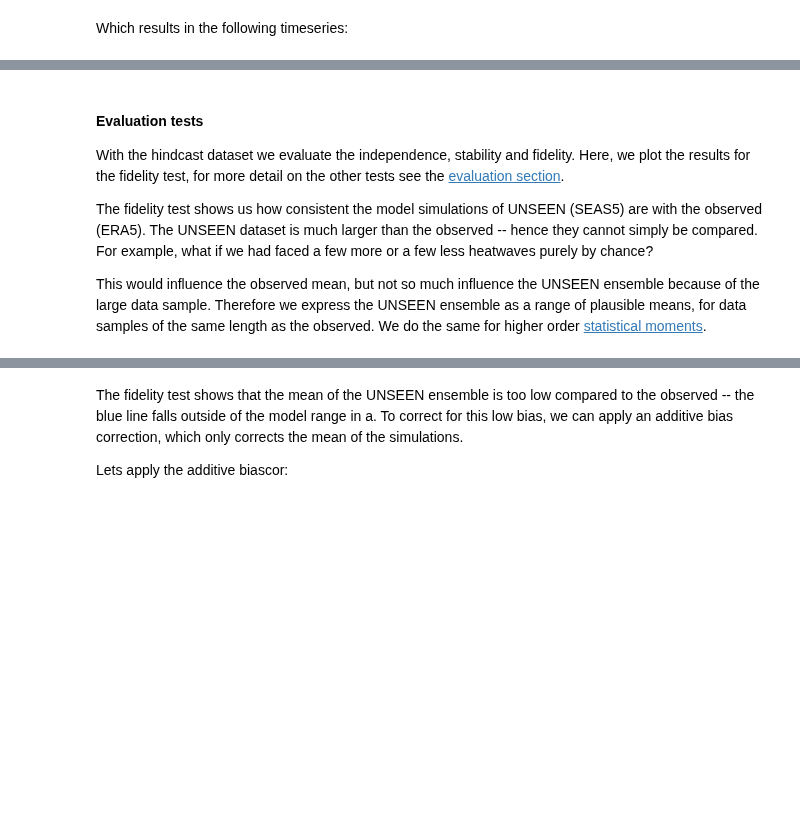
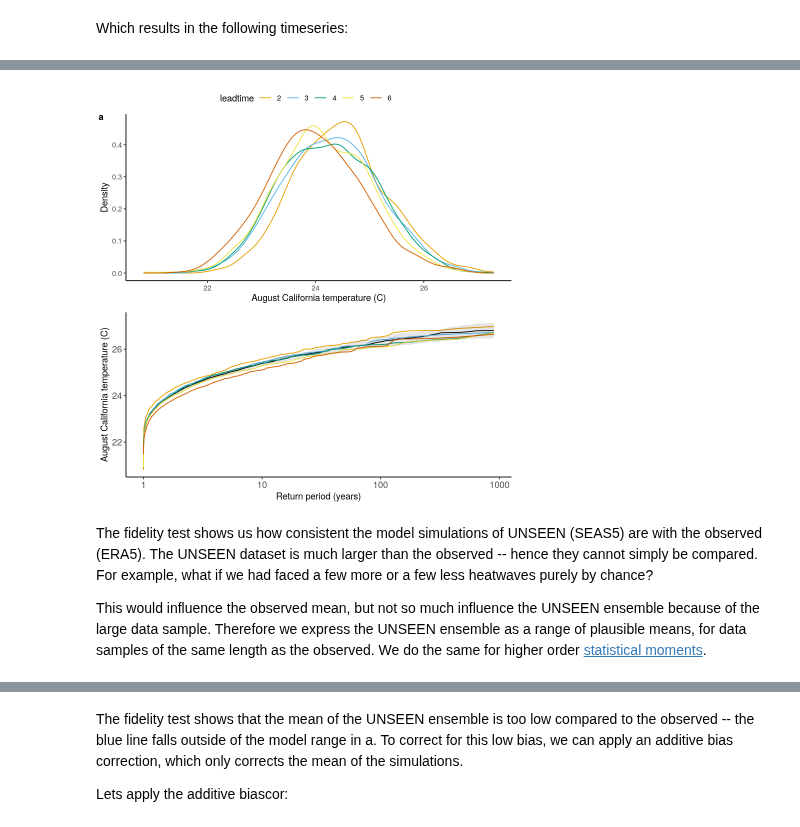
Before and after one commit to ECMWFCode4Earth/UNSEEN-open, a Jupyter notebook: doc/Notebooks/examples/California_Fires.ipynb, the cells around one changed output, grey strips where cells are left out. Drawn from its saved outputs; the diff is of its cells as text; code cells hidden in the pictures; blank space fills up the shorter version.

```diff
--- a/doc/Notebooks/examples/California_Fires.ipynb
+++ b/doc/Notebooks/examples/California_Fires.ipynb
@@ -197,0 +256,7 @@ unseen_timeseries(
+# %%
+stability_test(
+    ensemble = SEAS5_California_events_hindcast,
+    lab = 'August California temperature (C)',
+    var_name = 't2m'
+)
+# %% [output]
@@ -198,7 +265,5 @@ unseen_timeseries(
+[figure, added]
 # %% [markdown]
-#### Evaluation tests
-With the hindcast dataset we evaluate the independence, stability and fidelity. Here, we plot the results for the fidelity test, for more detail on the other tests see the [evaluation section](../3.Evaluate/3.Evaluate.ipynb).
-
 The fidelity test shows us how consistent the model simulations of UNSEEN (SEAS5) are with the observed (ERA5). The UNSEEN dataset is much larger than the observed -- hence they cannot simply be compared. For example, what if we had faced a few more or a few less heatwaves purely by chance?
 
 This would influence the observed mean, but not so much influence the UNSEEN ensemble because of the large data sample. Therefore we express the UNSEEN ensemble as a range of plausible means, for data samples of the same length as the observed. We do the same for higher order [statistical moments](https://en.wikipedia.org/wiki/Moment_(mathematics)).
```
Also changed, not shown: parts of 10 cells of this notebook, 2 other files.
